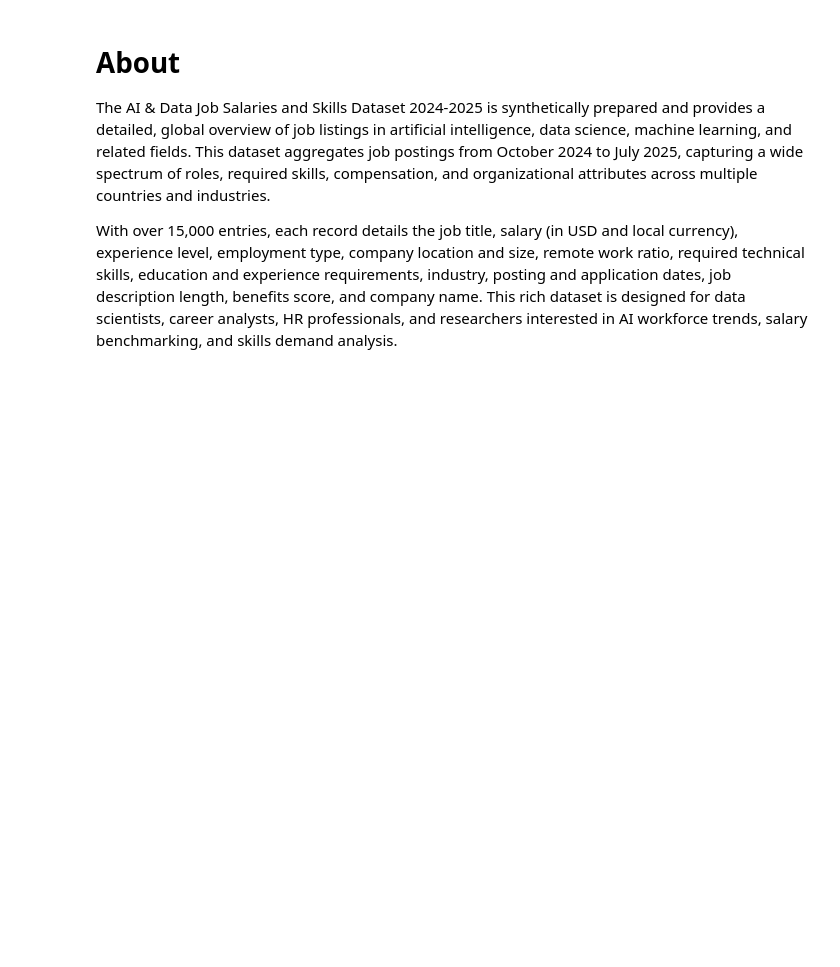
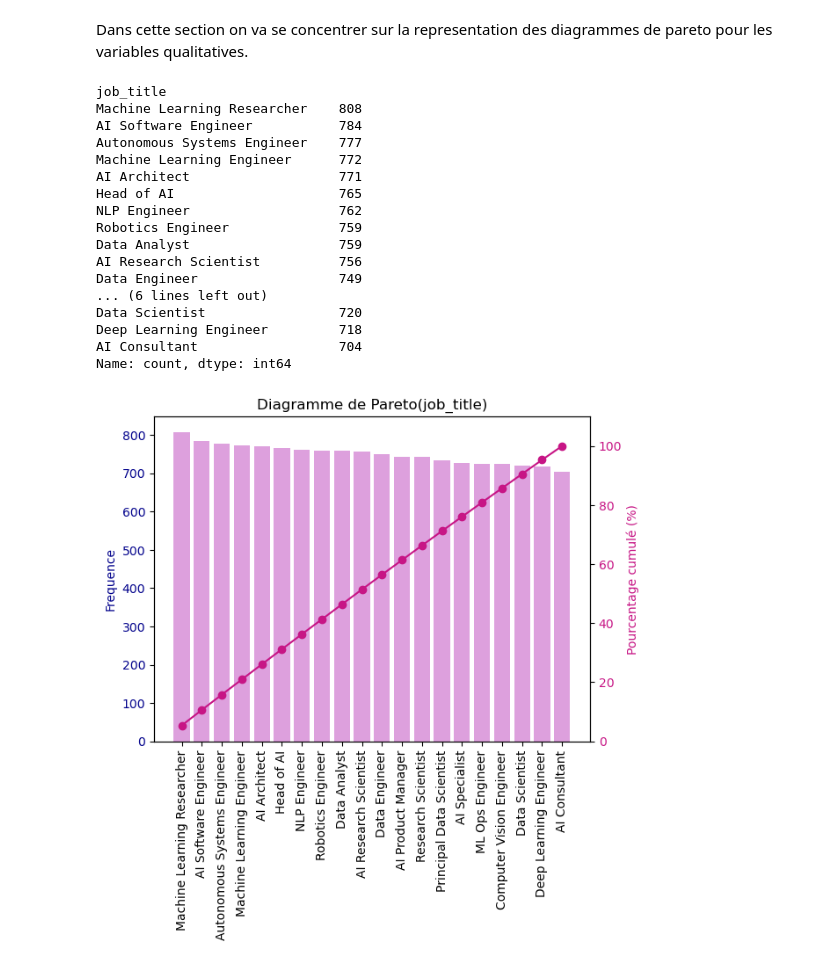
Before and after one commit to BrainCoder3/Vizualisation-Global-AI-Job-Market-Trends-Salary-Insights, a Jupyter notebook: notebooks/categorical_variables.ipynb, the cells around one changed output. Saved outputs shown, nothing was run; the diff lists cells and outputs as text; code cells hidden in the pictures; blank space fills up the shorter version.

Commit message:
pareto diagram without interpretation

```diff
--- a/notebooks/categorical_variables.ipynb
+++ b/notebooks/categorical_variables.ipynb
@@ -13,9 +13,50 @@ data.head()
 | 2 | AI00003 | AI Specialist | 152626 | USD | MI | FL | Switzerland | ... |
 | 3 | AI00004 | NLP Engineer | 80215 | USD | SE | FL | India | ... |
 | 4 | AI00005 | AI Consultant | 54624 | EUR | EN | PT | France | ... |
-# %% [markdown]
-# About
-
-The AI & Data Job Salaries and Skills Dataset 2024-2025 is synthetically prepared and provides a detailed, global overview of job listings in artificial intelligence, data science, machine learning, and related fields. This dataset aggregates job postings from October 2024 to July 2025, capturing a wide spectrum of roles, required skills, compensation, and organizational attributes across multiple countries and industries.
-
-With over 15,000 entries, each record details the job title, salary (in USD and local currency), experience level, employment type, company location and size, remote work ratio, required technical skills, education and experience requirements, industry, posting and application dates, job description length, benefits score, and company name. This rich dataset is designed for data scientists, career analysts, HR professionals, and researchers interested in AI workforce trends, salary benchmarking, and skills demand analysis.
+# %% [markdown]
+Dans cette section on va se concentrer sur la representation des diagrammes de pareto pour les variables qualitatives.
+# %%
+#job_title
+
+counts = data['job_title'].value_counts()
+print(counts)
+fig, ax1 = plt.subplots()
+
+# Diagramme à barres
+ax1.bar(counts.index, counts.values, color='plum')
+ax1.set_ylabel('Frequence', color='darkblue')
+ax1.tick_params(axis='y', labelcolor='darkblue')
+
+# Rotation verticale des labels de x-axis
+ax1.set_xticks(range(len(counts)))
+ax1.set_xticklabels(counts.index, rotation=90, ha='center')
+
+# Graphique linéaire du pourcentage cumulé
+cum_percentage = counts.cumsum() / counts.sum() * 100 #calcule du pourcentage cumulé
+ax2 = ax1.twinx()  # y-axis 2éme
+ax2.plot(counts.index, cum_percentage, color='mediumvioletred', marker='o', linestyle='-')
+ax2.set_ylabel('Pourcentage cumulé (%)', color='mediumvioletred')
+ax2.tick_params(axis='y', labelcolor='mediumvioletred')
+ax2.set_ylim(0, 110)  #se présenter jusqu'à 100%
+
+plt.title('Diagramme de Pareto(job_title)')
+plt.show()
+# %% [output]
+job_title
+Machine Learning Researcher    808
+AI Software Engineer           784
+Autonomous Systems Engineer    777
+Machine Learning Engineer      772
+AI Architect                   771
+Head of AI                     765
+NLP Engineer                   762
+Robotics Engineer              759
+Data Analyst                   759
+AI Research Scientist          756
+Data Engineer                  749
+... (6 lines left out)
+Data Scientist                 720
+Deep Learning Engineer         718
+AI Consultant                  704
+Name: count, dtype: int64
+[figure, added]
```
Also changed, not shown: parts of 11 cells of this notebook.
